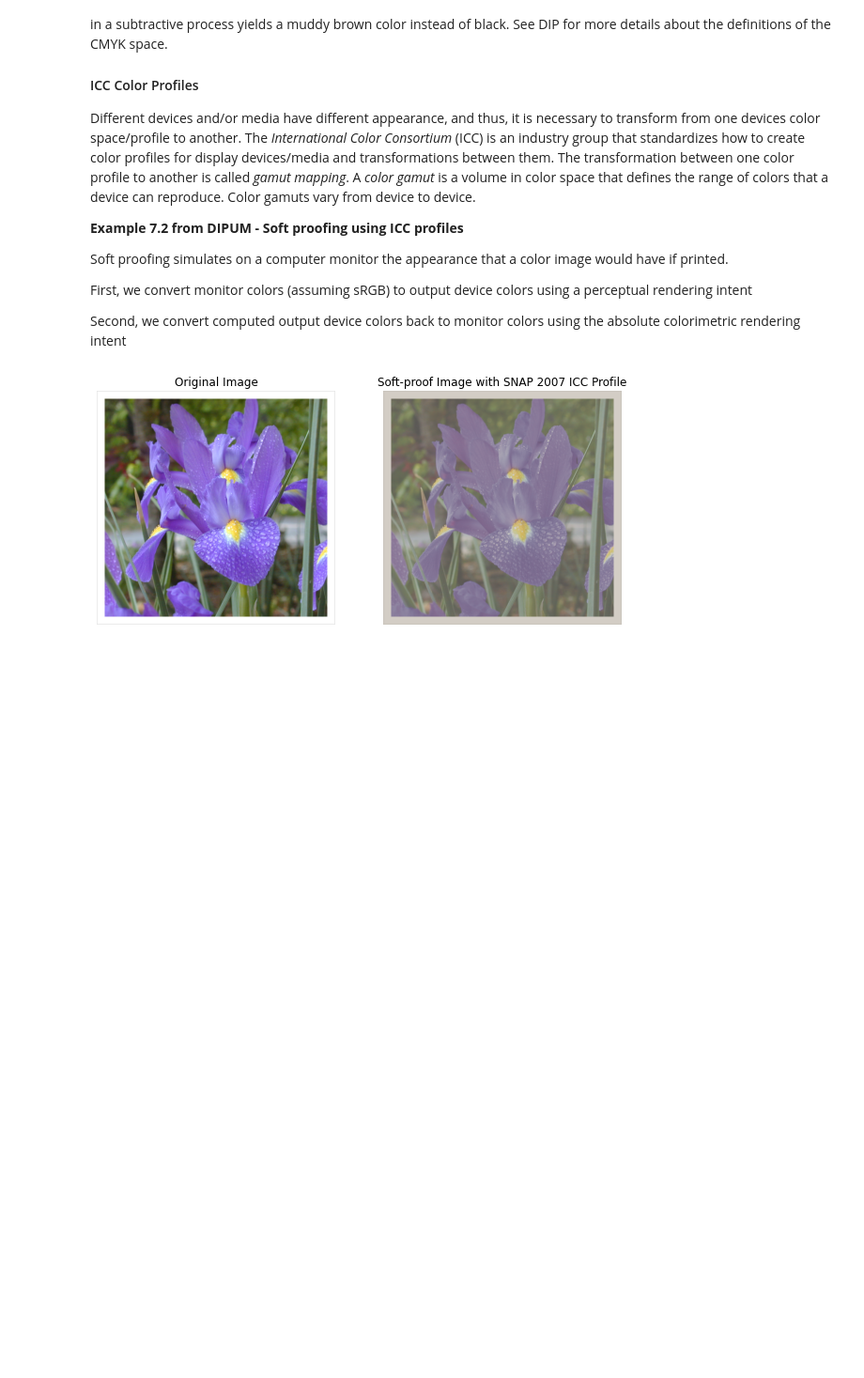
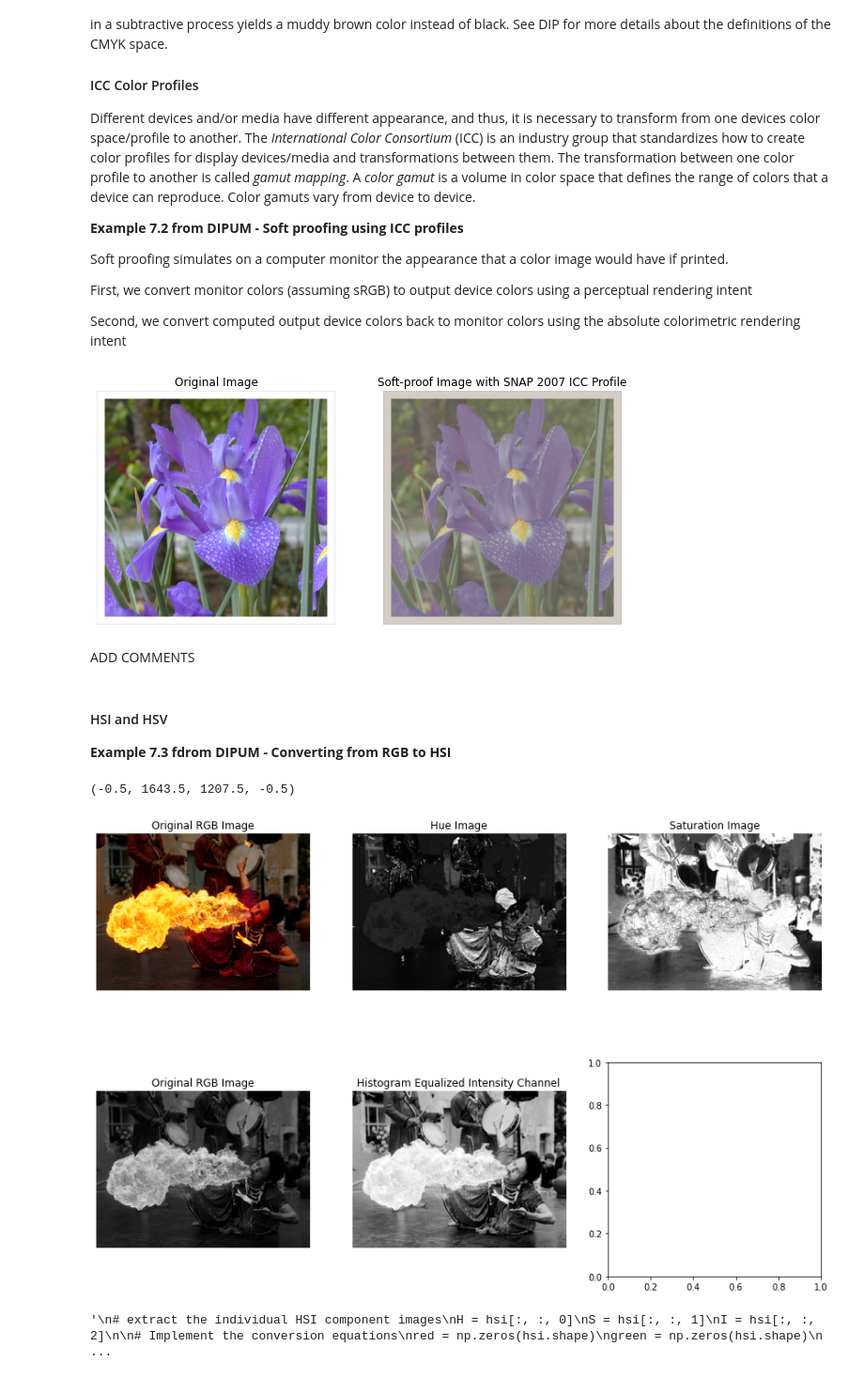
Before and after one commit to ecolon08/Digital-Image-Processing, a Jupyter notebook: Color Image Processing/ec_dip_color_img_proc_01.ipynb, the cells around one changed output. Shown: that part at 94% size. Saved outputs shown, nothing was run; the diff lists cells and outputs as text; code cells hidden in the pictures; blank space fills up the shorter version.

Commit message:
add hsi example (7.3) - partial

```diff
--- a/Color Image Processing/ec_dip_color_img_proc_01.ipynb
+++ b/Color Image Processing/ec_dip_color_img_proc_01.ipynb
@@ -221,3 +221,52 @@ ax_iris[0].axis('off')
 ax_iris[1].axis('off');
 # %% [output]
 [figure]
+# %% [markdown]
+ADD COMMENTS
+# %% [markdown]
+#### HSI and HSV
+
+**Example 7.3 fdrom DIPUM - Converting from RGB to HSI**
+# %%
+# load fire breather image
+img_firebrth = io.imread('./images/firebreather-midres.tif')
+
+# convert to HSI color space
+img_firebrth_hsi = ec_img_utils.my_rgb2hsi(img_firebrth)
+
+# perform histogram equalization on the intensity channel of the HSI image
+img_firebrth_int_histeq = skimage.exposure.equalize_hist(img_firebrth_hsi[:, :, 2])
+
+# stack the transformed HSI image
+img_firebrth_hsi_histeq = np.dstack((img_firebrth_hsi[:, :, 0], img_firebrth_hsi[:, :, 1], img_firebrth_int_histeq))
+# %%
+# display the images
+fig_fire, ax_fire = plt.subplots(2, 3, figsize=(15,10))
+ax_fire = ax_fire.ravel()
+
+ax_fire[0].imshow(img_firebrth)
+ax_fire[0].set_title("Original RGB Image")
+ax_fire[0].axis('off')
+
+ax_fire[1].imshow(img_firebrth_hsi[:, :, 0], cmap='gray')
+ax_fire[1].set_title("Hue Image")
+ax_fire[1].axis('off')
+
+ax_fire[2].imshow(img_firebrth_hsi[:, :, 1], cmap='gray')
+ax_fire[2].set_title("Saturation Image")
+ax_fire[2].axis('off')
+
+ax_fire[3].imshow(img_firebrth_hsi[:, :, 2], cmap='gray')
+ax_fire[3].set_title("Original RGB Image")
+ax_fire[3].axis('off')
+
+ax_fire[4].imshow(img_firebrth_int_histeq, cmap='gray')
+ax_fire[4].set_title("Histogram Equalized Intensity Channel")
+ax_fire[4].axis('off')
+
+#ax_fire[3].imshow(img_firebrth_hsi_histeq)
+#ax_fire[3].set_title("Original RGB Image")
+#ax_fire[3].axis('off')
+# %% [output]
+(-0.5, 1643.5, 1207.5, -0.5)
+[figure, added]
@@ -223,0 +277,19 @@ ax_iris[1].axis('off');
+# %%
+'''
+# extract the individual HSI component images
+H = hsi[:, :, 0]
+S = hsi[:, :, 1]
+I = hsi[:, :, 2]
+
+# Implement the conversion equations
+red = np.zeros(hsi.shape)
+green = np.zeros(hsi.shape)
+blue = np.zeros(hsi.shape)
+
+idx_mask = np.where((H >= 0) & (H < 2 * (np.pi/3)), True, False)
+idx_mask = np.expand_dims(idx_mask, -1)
+idx_mask = np.repeat(idx_mask, repeats=3, axis=2)
+
+'''
+# %% [output]
+'\n# extract the individual HSI component images\nH = hsi[:, :, 0]\nS = hsi[:, :, 1]\nI = hsi[:, :, 2]\n\n# Implement the conversion equations\nred = np.zeros(hsi.shape)\ngreen = np.zeros(hsi.shape)\n ...
```
Also changed, not shown: parts of 1 cell of this notebook.
